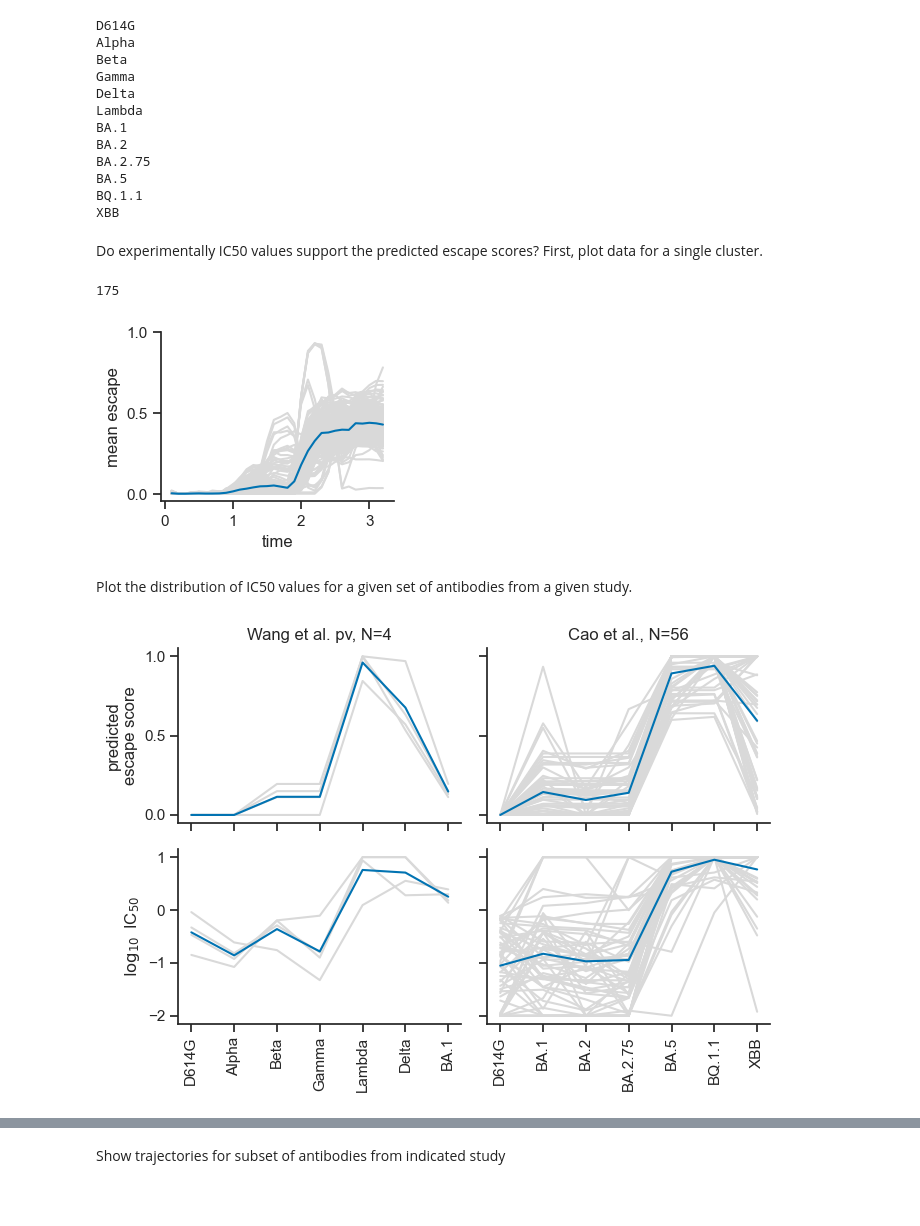
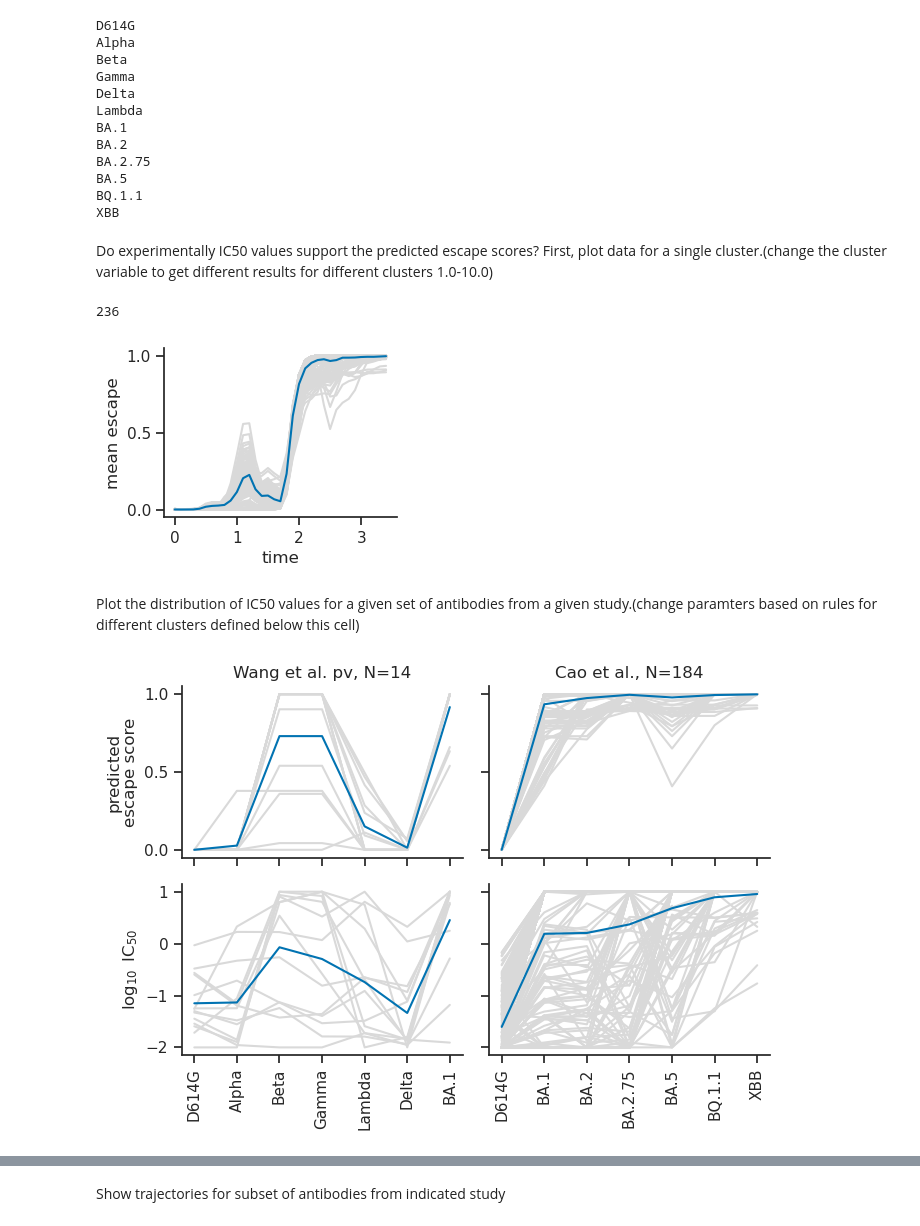
Before and after one commit to matsengrp/ncov-ab-escape, a Jupyter notebook: analysis_code_3K_HH2.ipynb, the cells around one changed output, grey strips where cells are left out. Cells and saved outputs as stored; diff of their text form; code cells hidden in the pictures; blank space fills up the shorter version.

```diff
--- a/analysis_code_3K_HH2.ipynb
+++ b/analysis_code_3K_HH2.ipynb
@@ -489,7 +195,7 @@ total_escape_window_data = clustered_window_data.merge(
 
 # Compute weighted escape scores
 total_escape_window_data['wtd_escape_score'] = \
-    total_escape_window_data['escape_score'] * \
+    total_escape_window_data['mean_escape'] * \
         total_escape_window_data['IC50_weight']
 
 # Plot total escape over time
@@ -514,2 +220,9 @@ plt.show()
 # %% [markdown]
 Plot escape over time
+# %%
+#getting rid of the noise clusters defined in CompleteClustering notebook
+for index, row in clustered_window_data.iterrows():
+    if row['cluster'] == -1.0 or row['cluster'] == 100.0:
+        clustered_window_data.at[index, 'cluster'] = None
+        clustered_window_data.at[index, 'sorted_cluster'] = None
+clustered_window_data.head()
@@ -516,10 +236,13 @@ Plot escape over time
 # %%
 # Plot each antibody group's time series in its own facet
+
+#clusters here were sorted in a way that was though tto be interesting, so just change sorted_cluster to the column
+#in yout dataframe that has cluster numbers??  or change the name in yout dataframe to sorted_cluster for simplicity
 groupby_col = 'sorted_cluster' # 'ab_group' #
 data = clustered_window_data.groupby([groupby_col, 'time']).mean(numeric_only=True).reset_index()
 g = sns.relplot(
     data=data,
-    x="time", y="escape_score", col=groupby_col, hue=groupby_col,
+    x="time", y="mean_escape", col=groupby_col, hue=groupby_col,
     kind="line", palette="crest", # 'husl',
     linewidth=4, zorder=5,
     col_wrap=4, height=1.5, aspect=1.5,
@@ -546,7 +269,7 @@ for group, ax in g.axes_dict.items():
         else:
             data = clustered_window_data.groupby(groupby_cols).mean(numeric_only=True).reset_index()
         sns.lineplot(
-            data=data, x="time", y="escape_score", units=groupby_cols[0],
+            data=data, x="time", y="mean_escape", units=groupby_cols[0],
             estimator=None, color=".85", linewidth=1, ax=ax,
         )
 
@@ -816,9 +564,9 @@ if 'escape_score' not in ic50s_df:
         on=['antibody', 'virus'], how='left'
     )
 # %% [markdown]
-Do experimentally IC50 values support the predicted escape scores? First, plot data for a single cluster.
+Do experimentally IC50 values support the predicted escape scores? First, plot data for a single cluster.(change the cluster variable to get different results for different clusters 1.0-10.0)
 # %%
-cluster = 7
+cluster = 3.0
 data = clustered_window_data[
     clustered_window_data['sorted_cluster'] == cluster
 ].copy()
@@ -828,7 +576,7 @@ data = data.sample(frac=1, random_state=2)
 antibodies = list(data[
     #(data['time'].between(2.2, 2.3)) &
     #(data['escape_score'] < 0.5) &
-    (data['escape_score'] > 0)
+    (data['mean_escape'] > 0)
 ]['antibody'].unique())#[:5]
 #antibodies = ['XGv-343', 'XGv-198', 'XGv-212', 'XGv-251']
 #print(antibodies)
@@ -836,13 +584,13 @@ antibodies = list(data[
 # Plot predictions
 plt.figure(figsize=[3,2.2])
 sns.lineplot(
-    x='time', y='escape_score',
+    x='time', y='mean_escape',
     data=data[data['antibody'].isin(antibodies)],
     units='antibody', estimator=None, c='0.85',
     #hue='antibody', hue_order=antibodies
 )
 sns.lineplot(
-    x='time', y='escape_score',
+    x='time', y='mean_escape',
     data=data[data['antibody'].isin(antibodies)],
     estimator='mean', errorbar=None
 )
@@ -851,10 +599,10 @@ plt.ylabel('mean escape')
 sns.despine()
 plt.show()
 # %% [output]
-175
+236
-[figure, old version]
+[figure, new version]
 # %% [markdown]
-Plot the distribution of IC50 values for a given set of antibodies from a given study.
+Plot the distribution of IC50 values for a given set of antibodies from a given study.(change paramters based on rules for different clusters defined below this cell)
 # %%
 # Plotting params
 virus_order = [
@@ -909,9 +657,11 @@ for (ax_i, study) in enumerate(studies):
     pivoted_data = data.pivot(
         index='antibody', columns='virus', values='escape_score' # 'log_IC50'
     )
+
     if 'Cao' in study:
         antibodies_to_plot = set.intersection(antibodies_to_plot, set(pivoted_data[
-            #(pivoted_data['BA.1'] > 0.5) &
+            (pivoted_data['BA.1'] > 0.4) &
+            #(pivoted_data['BA.5'] >0.1) &
             #((pivoted_data['BA.1'] - pivoted_data['D614G']) > 0.5) &
             #((pivoted_data['BA.1'] - pivoted_data['BA.2']) > 0.5) &
             #((pivoted_data['BA.1'] - pivoted_data['BA.2']) < -0.5) &
@@ -928,35 +678,31 @@ for (ax_i, study) in enumerate(studies):
                 title=f'{study}, N={n_abs}',
                 yticks=[0, 0.5, 1], ylabel='predicted\nescape score'
             )
             metric_ax_i = ax_i
         else:
             axs[ax_i+2].set(
                 ylabel='$\log_{10}$ IC$_{50}$'
             )
             metric_ax_i = ax_i + 2
         sns.lineplot(
             x='virus', y=metric, data=data, ax=axs[metric_ax_i],
             units='antibody', estimator=None, c='0.85',
             #hue='antibody', hue_order=hue_order,
         )
         if True:
             sns.lineplot(
                 x='virus', y=metric, data=data, ax=axs[metric_ax_i],
                 estimator='mean', errorbar=None
             )
 
     for tick in axs[ax_i+2].get_xticklabels():
         tick.set_rotation(90)
 
 axs[1].set(ylabel='')
 axs[2].set(xlabel='')
 axs[3].set(xlabel='', ylabel='')
-#axs[0].get_legend().remove()
-#axs[1].get_legend().remove()
-
-#plt.suptitle(f'cluster {cluster}')
 plt.tight_layout()
 sns.despine()
 plt.show()
 # %% [output]
-[figure, old version]
+[figure, new version]
```
Also changed, not shown: parts of 76 cells of this notebook, 4 other files.
